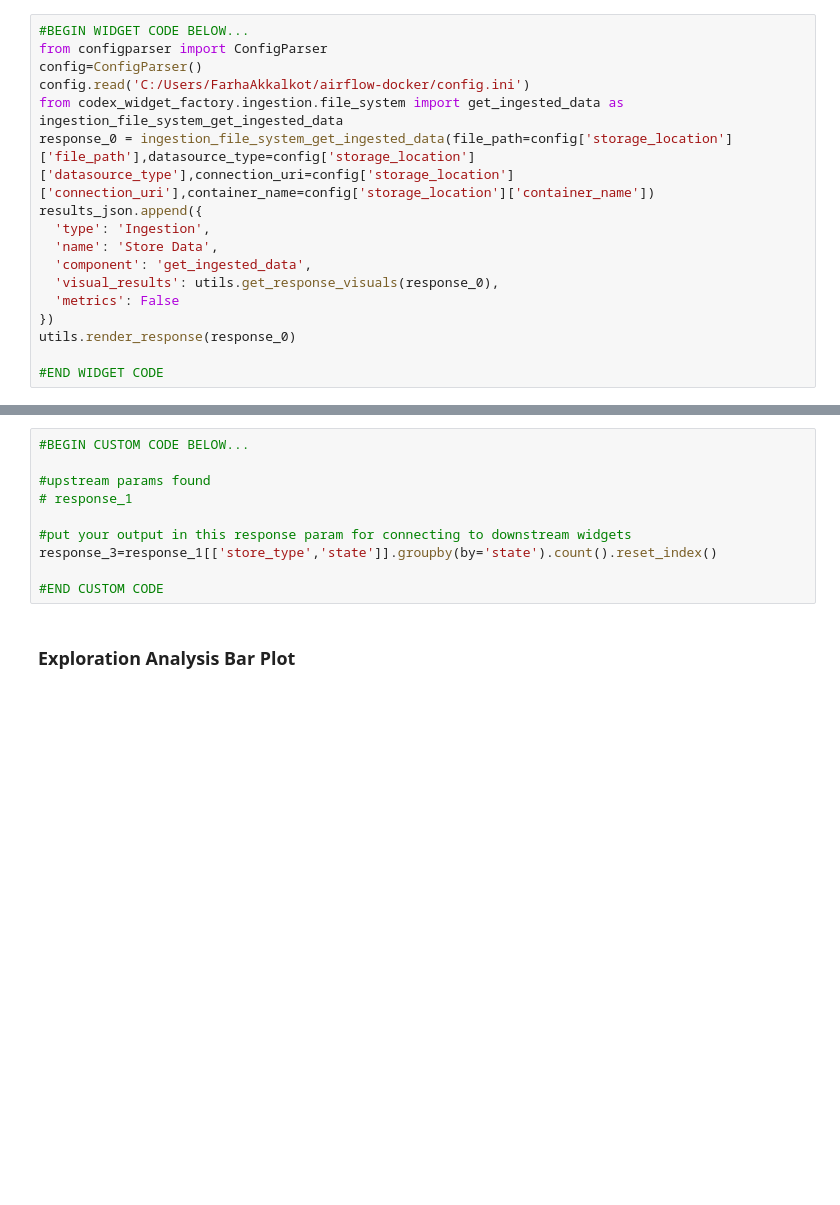
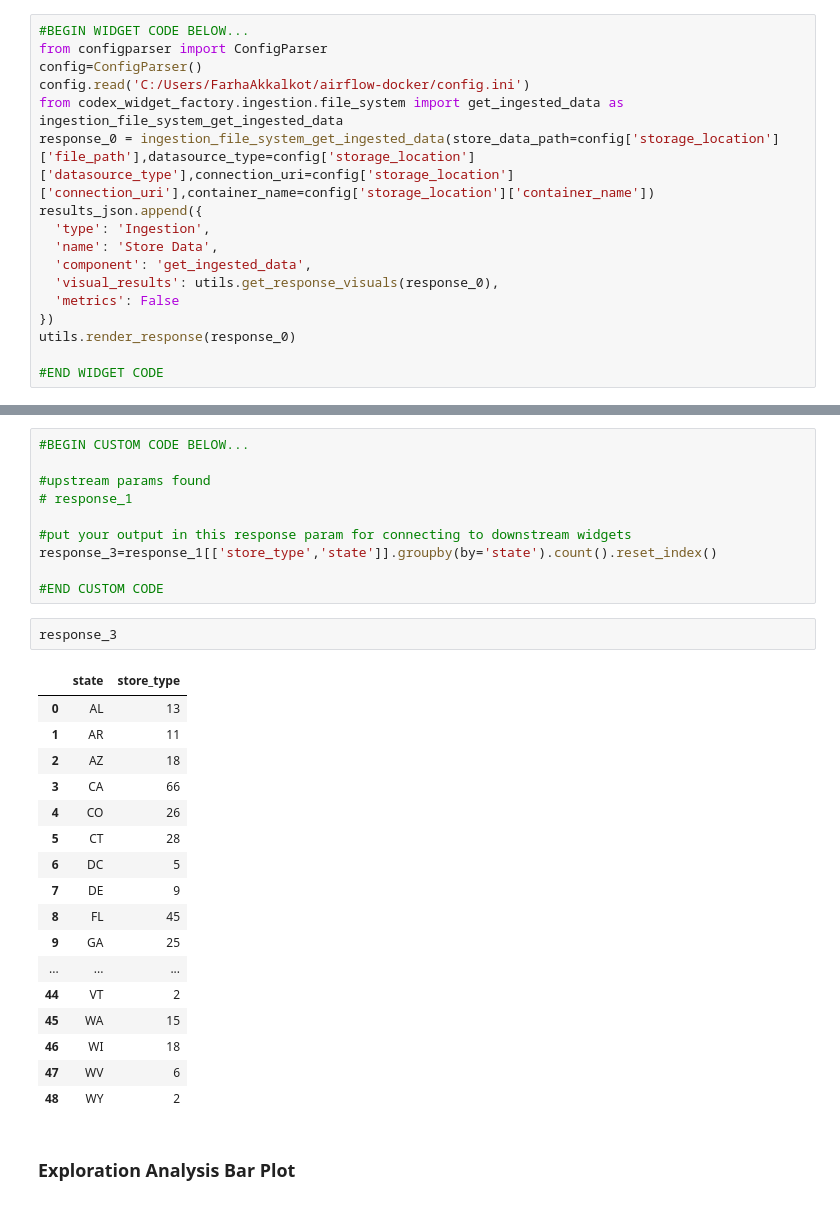
Before and after one commit to farha007/Dressbarn, a Jupyter notebook: cleaningprocess_202112160642.ipynb, the cells around one changed output, grey strips where cells are left out. Saved outputs shown, nothing was run; the diff lists cells and outputs as text; blank space fills up the shorter version.

```diff
--- a/cleaningprocess_202112160642.ipynb
+++ b/cleaningprocess_202112160642.ipynb
@@ -17,7 +17,7 @@ from configparser import ConfigParser
 config=ConfigParser()
 config.read('C:/Users/FarhaAkkalkot/airflow-docker/config.ini')
 from codex_widget_factory.ingestion.file_system import get_ingested_data as ingestion_file_system_get_ingested_data
-response_0 = ingestion_file_system_get_ingested_data(file_path=config['storage_location']['file_path'],datasource_type=config['storage_location']['datasource_type'],connection_uri=config['storage_location']['connection_uri'],container_name=config['storage_location']['container_name'])
+response_0 = ingestion_file_system_get_ingested_data(store_data_path=config['storage_location']['file_path'],datasource_type=config['storage_location']['datasource_type'],connection_uri=config['storage_location']['connection_uri'],container_name=config['storage_location']['container_name'])
 results_json.append({
   'type': 'Ingestion',
   'name': 'Store Data',
@@ -115,6 +99,26 @@ None
 response_3=response_1[['store_type','state']].groupby(by='state').count().reset_index()
 
 #END CUSTOM CODE
+# %%
+response_3
+# %% [output]
+|  | state | store_type |
+| 0 | AL | 13 |
+| 1 | AR | 11 |
+| 2 | AZ | 18 |
+| 3 | CA | 66 |
+| 4 | CO | 26 |
+| 5 | CT | 28 |
+| 6 | DC | 5 |
+| 7 | DE | 9 |
+| 8 | FL | 45 |
+| 9 | GA | 25 |
+| ... | ... | ... |
+| 44 | VT | 2 |
+| 45 | WA | 15 |
+| 46 | WI | 18 |
+| 47 | WV | 6 |
+| 48 | WY | 2 |
 # %% [markdown]
 ### Exploration Analysis Bar Plot
 # %%
```
Also changed, not shown: parts of 2 cells of this notebook, 1 other file.
